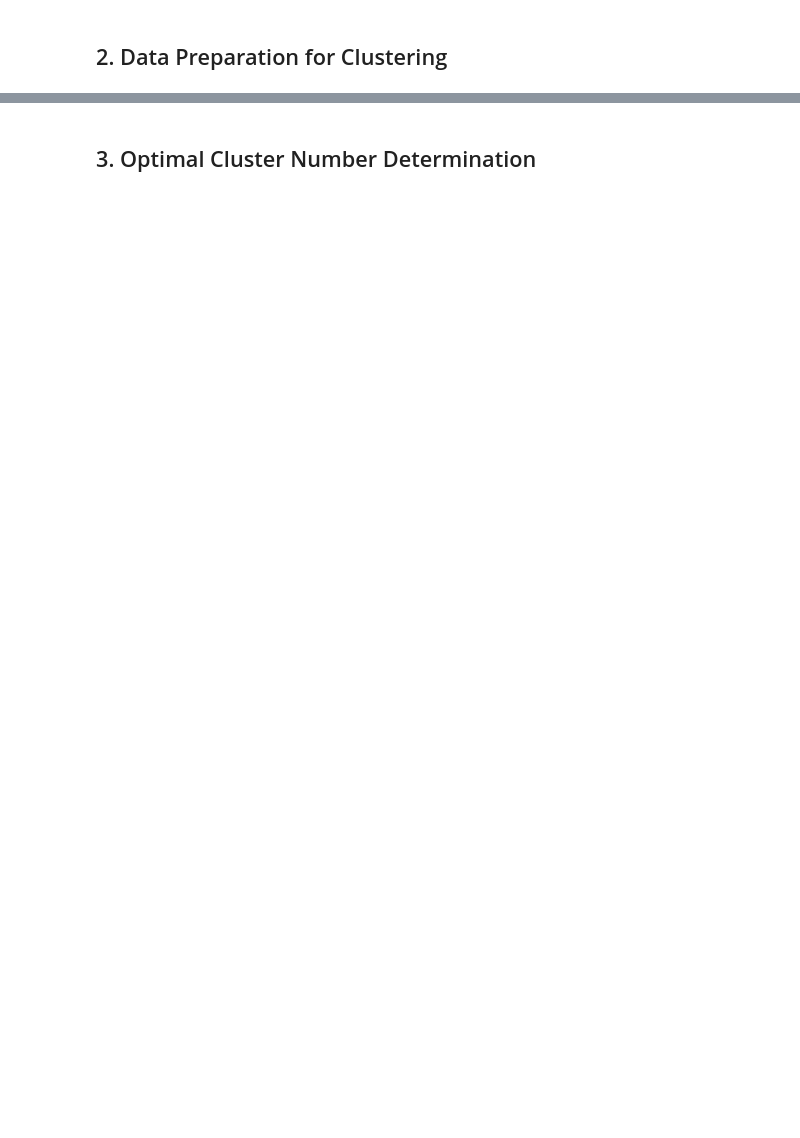
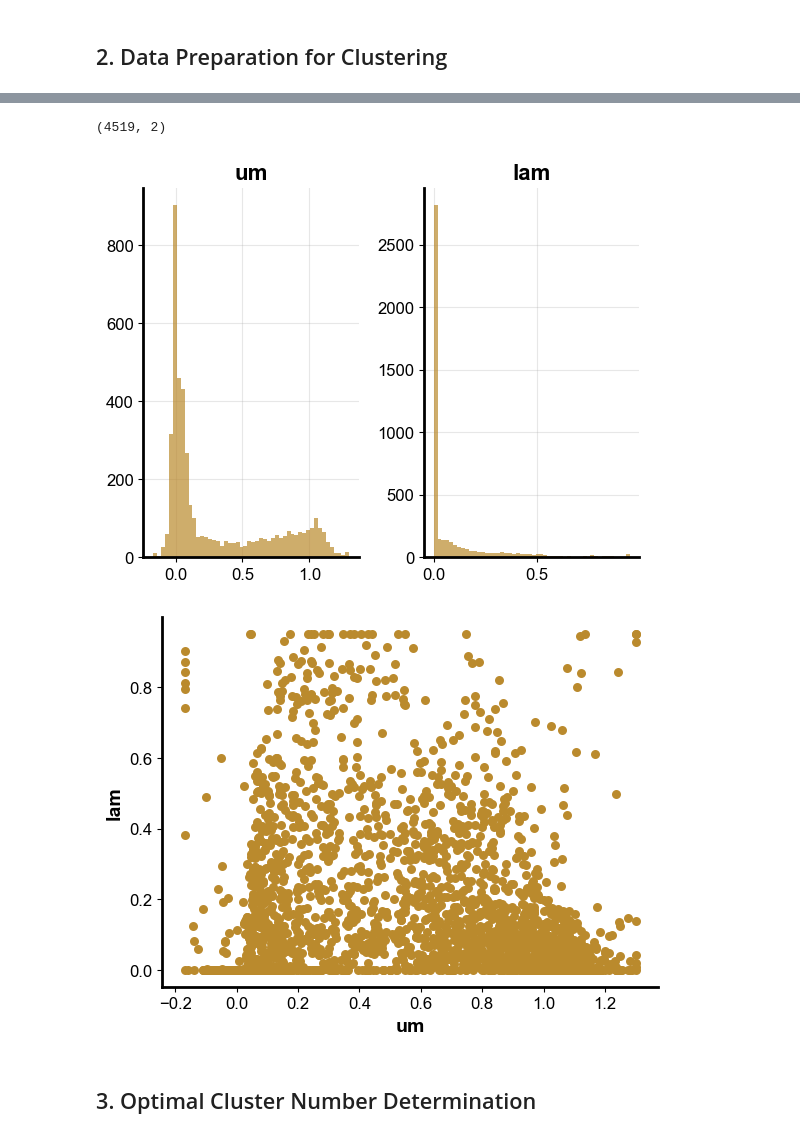
Before and after one commit to DIT-HAP/DIT_HAP_pipeline, a Jupyter notebook: workflow/notebooks/gene_level_clustering.ipynb, the cells around one changed output, grey strips where cells are left out. Cells and saved outputs as stored; diff of their text form; code cells hidden in the pictures; blank space fills up the shorter version.

```diff
--- a/workflow/notebooks/gene_level_clustering.ipynb
+++ b/workflow/notebooks/gene_level_clustering.ipynb
@@ -344,3 +383,29 @@ um_lam_only: 4519 genes, 2 features
+# %%
+# std_scaler = StandardScaler()
+# robust_scaler = RobustScaler(quantile_range=(0.25, 0.75), unit_variance=True)
+
+data = df[["um", "lam"]].copy()
+data["um"] = data["um"].apply(lambda x: x if x < 1.3 else 1.3)
+data["lam"] = data["lam"].apply(lambda x: x/10)
+data = data.values
+scaled_data = data
+
+# scaled_data = std_scaler.fit_transform(data)
+# scaled_data = robust_scaler.fit_transform(data)
+
+scaled_data.shape
+# %% [output]
+(4519, 2)
+# %%
+pd.DataFrame(scaled_data, columns=["um", "lam"]).hist(bins=50, alpha=0.7, color=COLORS['golden_brown'])
+plt.show()
+plt.close()
+pd.DataFrame(scaled_data, columns=["um", "lam"]).plot.scatter(x="um", y="lam", c=COLORS['golden_brown'])
+plt.show()
+plt.close()
+# %% [output]
+[figure, added]
+[figure, added]
 # %% [markdown]
 ## 3. Optimal Cluster Number Determination
 # %%
```
Also changed, not shown: parts of 45 cells of this notebook, 26 other files.
